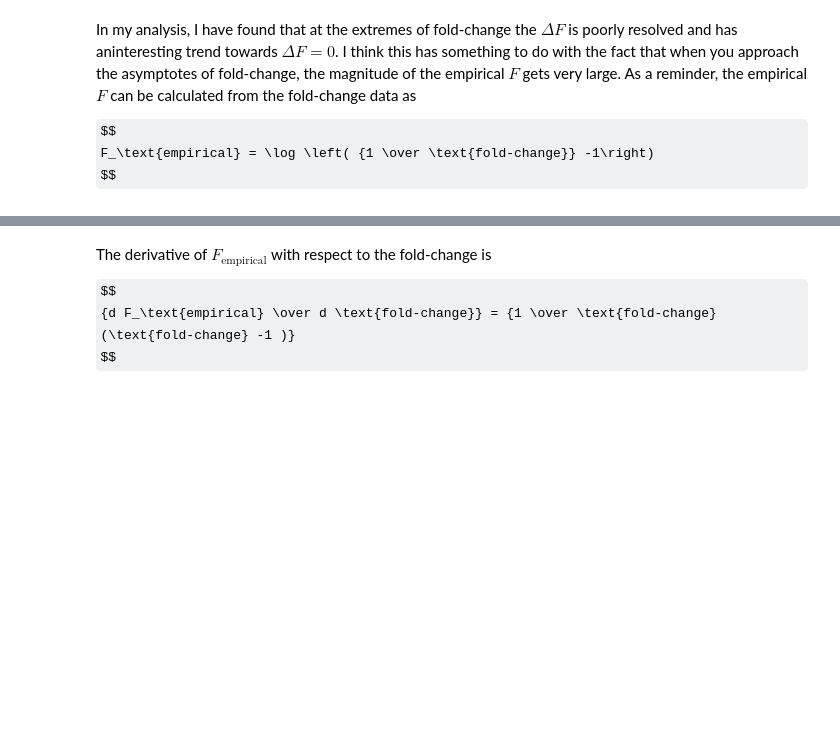
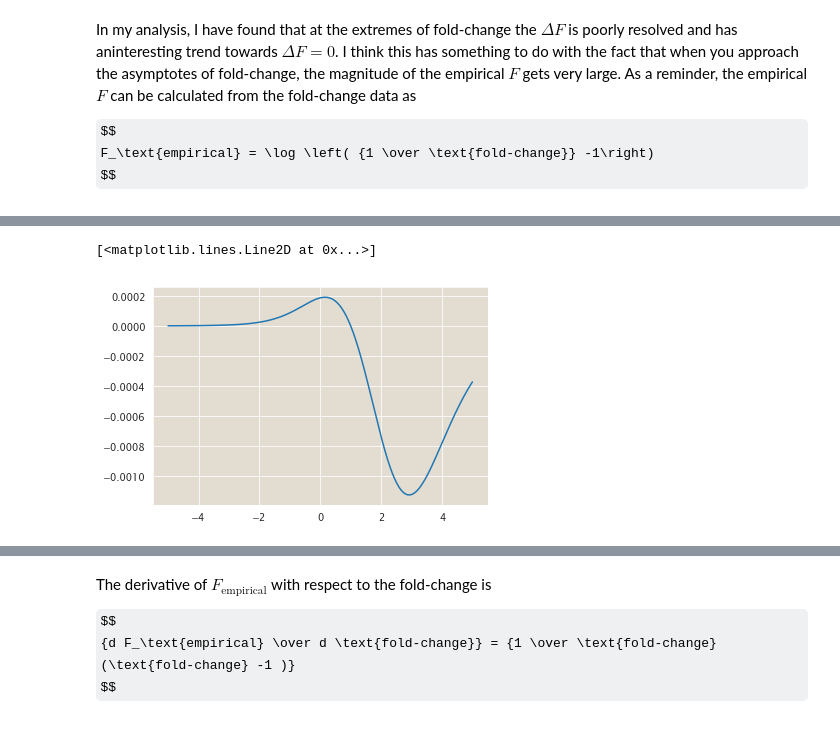
Before and after one commit to RPGroup-PBoC/mwc_mutants, a Jupyter notebook: code/analysis/Exploring_fc_error.ipynb, the cells around one changed output, grey strips where cells are left out. Saved outputs shown, nothing was run; the diff lists cells and outputs as text; code cells hidden in the pictures; some formulas as TeX source; blank space fills up the shorter version.

```diff
--- a/code/analysis/Untitled.ipynb
+++ b/code/analysis/Exploring_fc_error.ipynb
@@ -40,0 +90,11 @@ Text(0, 0.5, 'fold-change')
+# %%
+dfc = fc_wt - fc_mut_max
+dfc_min = fc_wt - fc_mut_min
+dbohr = bohr_param_wt - bohr_param_mut_max
+dbohr_min = bohr_param_wt - bohr_param_mut_min
+# plt.plot(bohr_param_wt[:-1], np.diff(fc_wt))
+# plt.plot(bohr_param_wt[:-1], np.diff(dfc_min))
+plt.plot(bohr_param_wt[:-1], np.diff(dfc) * fc_mut_max[:-1])
+# %% [output]
+[<matplotlib.lines.Line2D at 0x...>]
+[figure, added]
```
Also changed, not shown: parts of 6 cells of this notebook, 11 other files.
